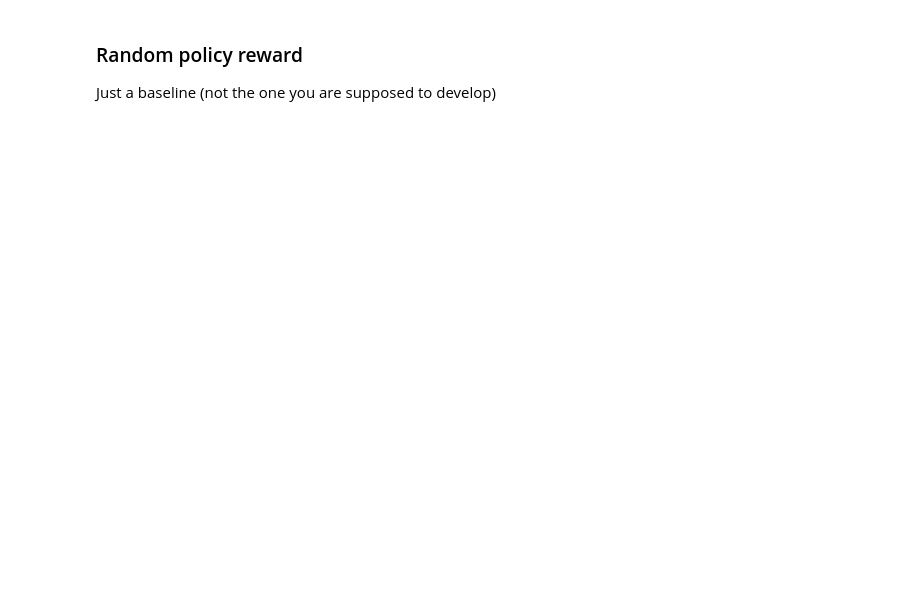
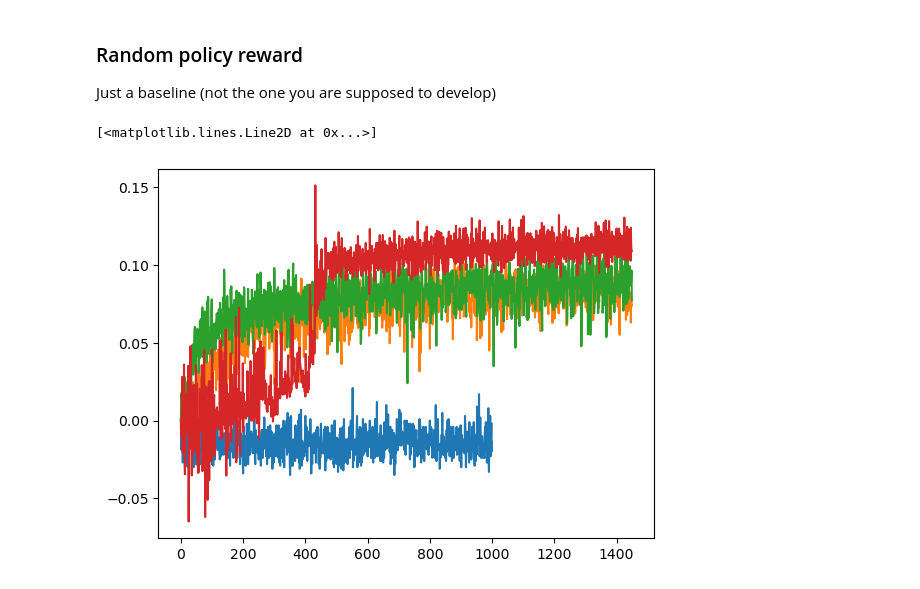
Before and after one commit to MrcBalla/RF_snake, a Jupyter notebook: snake_RF/main.ipynb, the cells around one changed output. Cells and saved outputs as stored; diff of their text form; code cells hidden in the pictures; blank space fills up the shorter version.

```diff
--- a/snake_RF/main.ipynb
+++ b/snake_RF/main.ipynb
@@ -152,29 +219,3 @@ plt.plot(reward_history_conv)
-# %%
-for iteration in trange(ITERATIONS):
-    # get current state of the boards
-    state = env_.to_state() # this is the state
-    state=tf.reshape(state, (1000, ))
-    original_probs=agent.actor(state)
-    samples = tf.random.categorical(math.log(original_probs), 1)[:, 0]
-
-    reward=[]
-    with tf.GradientTape(persistent=True) as tape:
-        """
-        tensor of actions, consider that
-            UP = 0
-            RIGHT = 1
-            DOWN = 2
-            LEFT = 3
-        """
-        actions = samples
-        rewards = env_.move(actions)
-        new_state = tf.constant(env_.to_state())
-
-        # calculate the loss of whichever algorithm you have picked
-        loss = ...
-
-    gradient = tape.gradient(..., ...)
-    optimizer.apply_gradients(zip(gradient, ...))
 # %% [markdown]
  ### Random policy reward
 
@@ -204,5 +245,8 @@ for _ in trange(1500):
 # %%
 plt.plot(random_rewards)
 plt.plot(reward_history_agent)
 plt.plot(reward_history_conv)
-plt.plot(reward_history_deep)
+plt.plot(reward_history_dqn)
+# %% [output]
+[<matplotlib.lines.Line2D at 0x...>]
+[figure, added]
```
Also changed, not shown: parts of 7 cells of this notebook, 2 other files.
